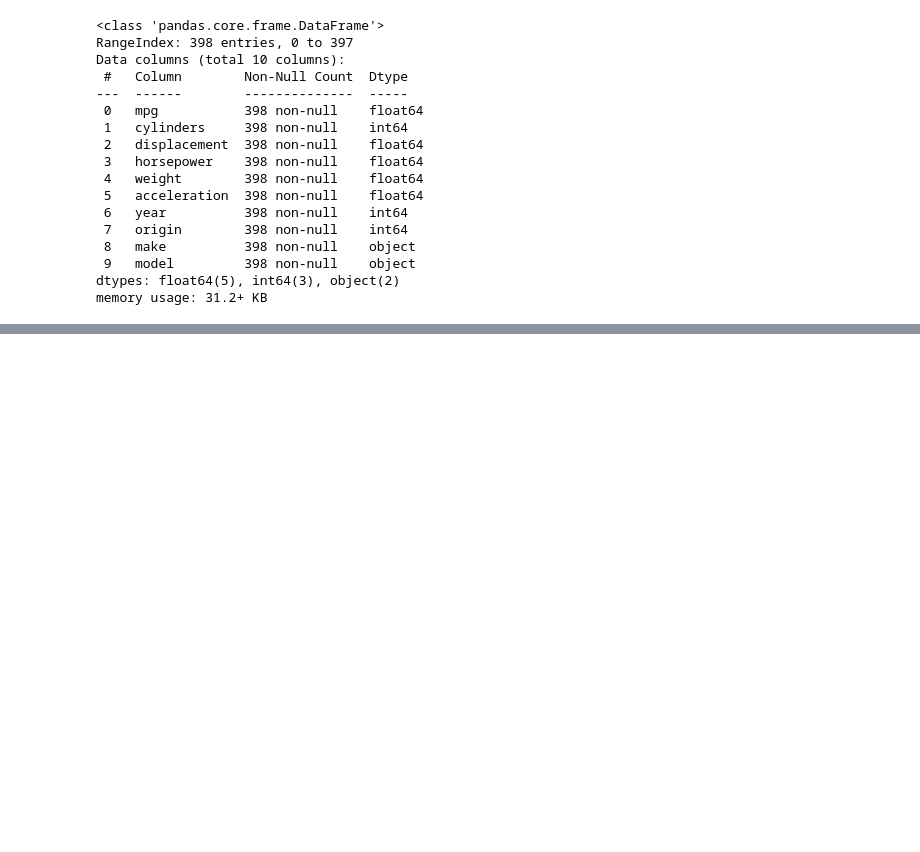
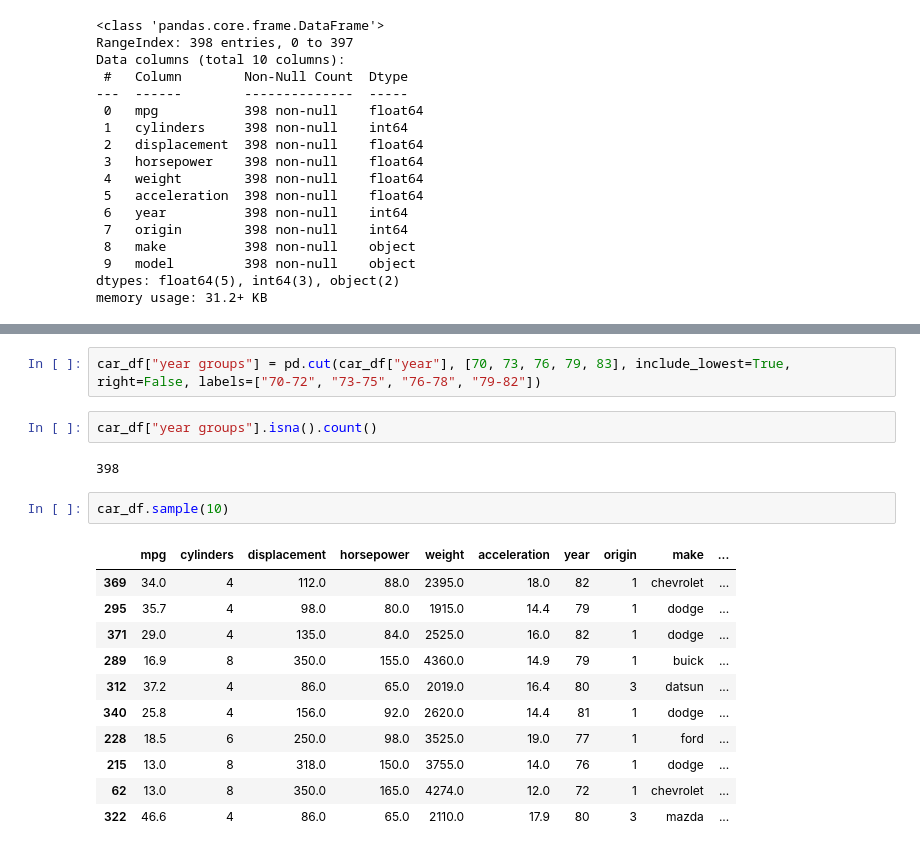
Before and after one commit to Jamison5/cars_case_study, a Jupyter notebook: testing.ipynb, the cells around one changed output, grey strips where cells are left out. Drawn from its saved outputs; the diff is of its cells as text; blank space fills up the shorter version.

```diff
--- a/testing.ipynb
+++ b/testing.ipynb
@@ -95,0 +111,20 @@ memory usage: 31.2+ KB
+# %%
+car_df["year groups"] = pd.cut(car_df["year"], [70, 73, 76, 79, 83], include_lowest=True, right=False, labels=["70-72", "73-75", "76-78", "79-82"])
+# %%
+car_df["year groups"].isna().count()
+# %% [output]
+398
+# %%
+car_df.sample(10)
+# %% [output]
+|  | mpg | cylinders | displacement | horsepower | weight | acceleration | year | origin | make | ... |
+| 369 | 34.0 | 4 | 112.0 | 88.0 | 2395.0 | 18.0 | 82 | 1 | chevrolet | ... |
+| 295 | 35.7 | 4 | 98.0 | 80.0 | 1915.0 | 14.4 | 79 | 1 | dodge | ... |
+| 371 | 29.0 | 4 | 135.0 | 84.0 | 2525.0 | 16.0 | 82 | 1 | dodge | ... |
+| 289 | 16.9 | 8 | 350.0 | 155.0 | 4360.0 | 14.9 | 79 | 1 | buick | ... |
+| 312 | 37.2 | 4 | 86.0 | 65.0 | 2019.0 | 16.4 | 80 | 3 | datsun | ... |
+| 340 | 25.8 | 4 | 156.0 | 92.0 | 2620.0 | 14.4 | 81 | 1 | dodge | ... |
+| 228 | 18.5 | 6 | 250.0 | 98.0 | 3525.0 | 19.0 | 77 | 1 | ford | ... |
+| 215 | 13.0 | 8 | 318.0 | 150.0 | 3755.0 | 14.0 | 76 | 1 | dodge | ... |
+| 62 | 13.0 | 8 | 350.0 | 165.0 | 4274.0 | 12.0 | 72 | 1 | chevrolet | ... |
+| 322 | 46.6 | 4 | 86.0 | 65.0 | 2110.0 | 17.9 | 80 | 3 | mazda | ... |
```
Also changed, not shown: parts of 8 cells of this notebook.
